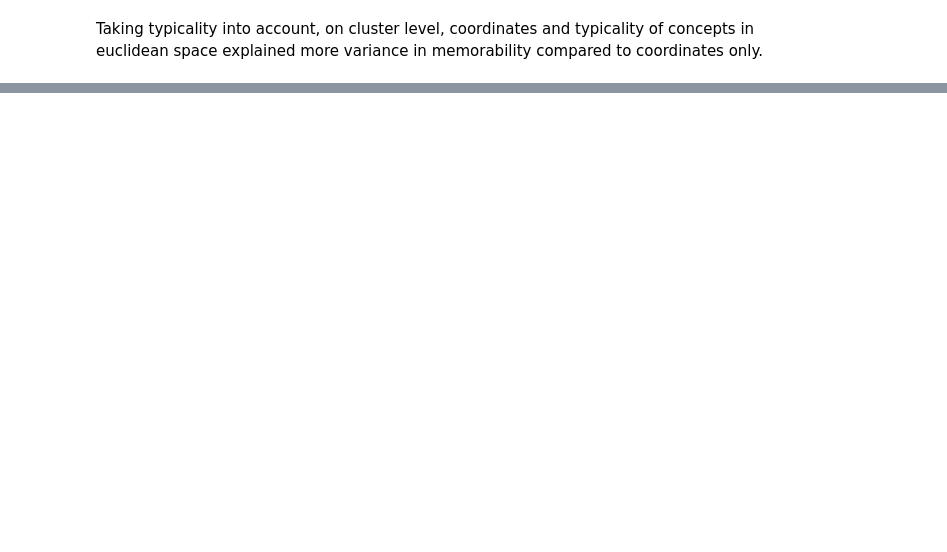
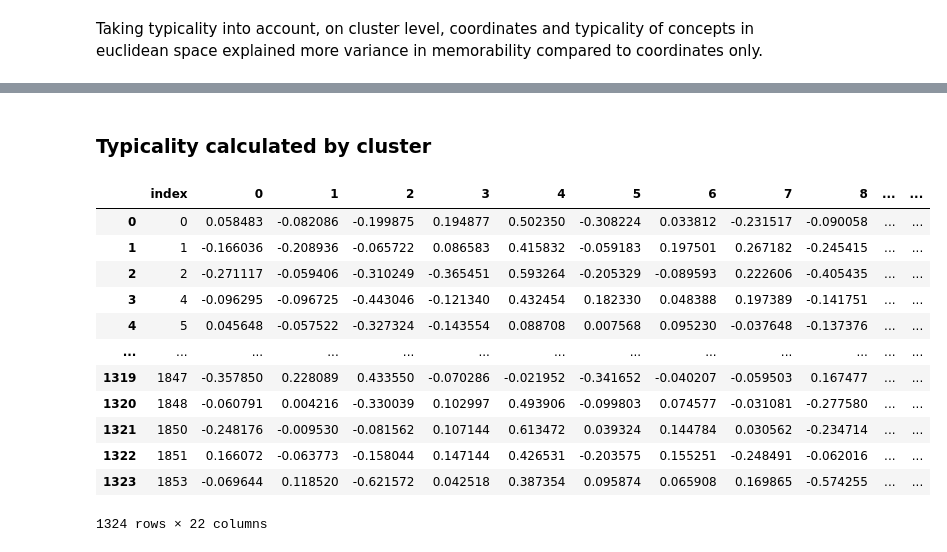
Before and after one commit to Brain-Bridge-Lab/membatross, a Jupyter notebook: membatross_euclidean.ipynb, the cells around one changed output, grey strips where cells are left out. Drawn from its saved outputs; the diff is of its cells as text; code cells hidden in the pictures; blank space fills up the shorter version.

```diff
--- a/membatross_euclidean.ipynb
+++ b/membatross_euclidean.ipynb
@@ -919,0 +941,20 @@ r_squared
+# %% [markdown]
+### Typicality calculated by cluster
+# %%
+clusters = typ_coord_cluster.groupby('label')
+clusters = clusters.apply(calculate_typicality)
+clusters
+# %% [output]
+|  | index | 0 | 1 | 2 | 3 | 4 | 5 | 6 | 7 | 8 | ... | ... |
+| 0 | 0 | 0.058483 | -0.082086 | -0.199875 | 0.194877 | 0.502350 | -0.308224 | 0.033812 | -0.231517 | -0.090058 | ... | ... |
+| 1 | 1 | -0.166036 | -0.208936 | -0.065722 | 0.086583 | 0.415832 | -0.059183 | 0.197501 | 0.267182 | -0.245415 | ... | ... |
+| 2 | 2 | -0.271117 | -0.059406 | -0.310249 | -0.365451 | 0.593264 | -0.205329 | -0.089593 | 0.222606 | -0.405435 | ... | ... |
+| 3 | 4 | -0.096295 | -0.096725 | -0.443046 | -0.121340 | 0.432454 | 0.182330 | 0.048388 | 0.197389 | -0.141751 | ... | ... |
+| 4 | 5 | 0.045648 | -0.057522 | -0.327324 | -0.143554 | 0.088708 | 0.007568 | 0.095230 | -0.037648 | -0.137376 | ... | ... |
+| ... | ... | ... | ... | ... | ... | ... | ... | ... | ... | ... | ... | ... |
+| 1319 | 1847 | -0.357850 | 0.228089 | 0.433550 | -0.070286 | -0.021952 | -0.341652 | -0.040207 | -0.059503 | 0.167477 | ... | ... |
+| 1320 | 1848 | -0.060791 | 0.004216 | -0.330039 | 0.102997 | 0.493906 | -0.099803 | 0.074577 | -0.031081 | -0.277580 | ... | ... |
+| 1321 | 1850 | -0.248176 | -0.009530 | -0.081562 | 0.107144 | 0.613472 | 0.039324 | 0.144784 | 0.030562 | -0.234714 | ... | ... |
+| 1322 | 1851 | 0.166072 | -0.063773 | -0.158044 | 0.147144 | 0.426531 | -0.203575 | 0.155251 | -0.248491 | -0.062016 | ... | ... |
+| 1323 | 1853 | -0.069644 | 0.118520 | -0.621572 | 0.042518 | 0.387354 | 0.095874 | 0.065908 | 0.169865 | -0.574255 | ... | ... |
+1324 rows × 22 columns
```
Also changed, not shown: parts of 52 cells of this notebook, 2 other files.
